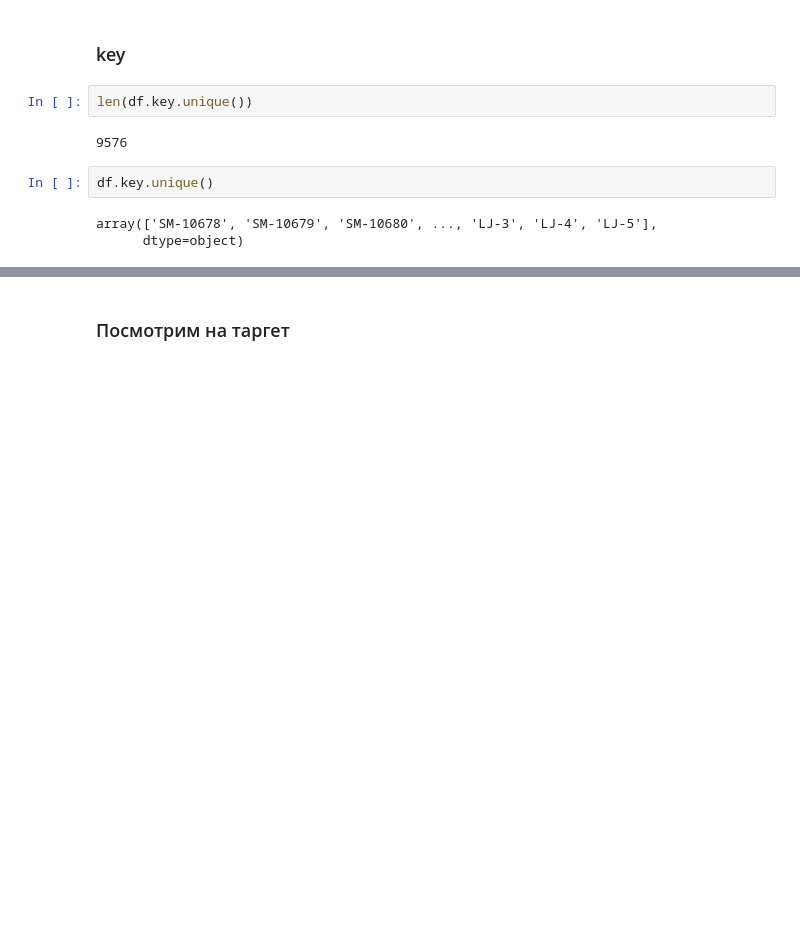
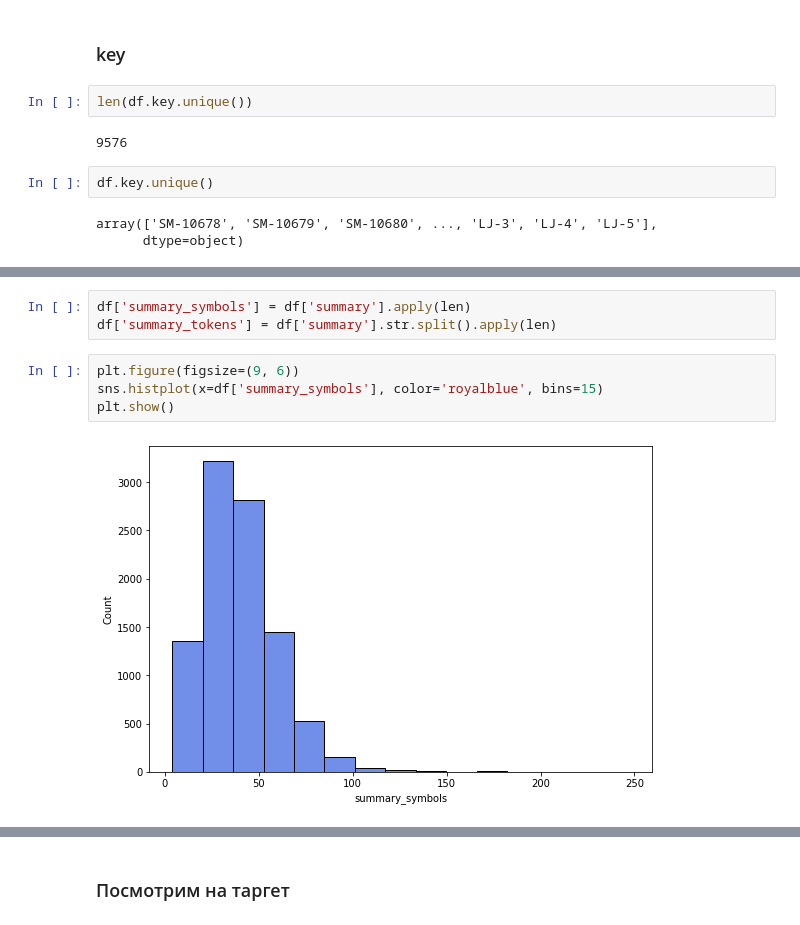
Before and after one commit to TayJen/hackathon_algu2022, a Jupyter notebook: H_ALGU_2022_Research.ipynb, the cells around one changed output, grey strips where cells are left out. Drawn from its saved outputs; the diff is of its cells as text; blank space fills up the shorter version.

```diff
--- a/H_ALGU_2022_Research.ipynb
+++ b/H_ALGU_2022_Research.ipynb
@@ -250,0 +327,9 @@ df_test[df_test.project_id == 48]['summary'][994]
+# %%
+df['summary_symbols'] = df['summary'].apply(len)
+df['summary_tokens'] = df['summary'].str.split().apply(len)
+# %%
+plt.figure(figsize=(9, 6))
+sns.histplot(x=df['summary_symbols'], color='royalblue', bins=15)
+plt.show()
+# %% [output]
+[figure, added]
```
Also changed, not shown: parts of 38 cells of this notebook.
